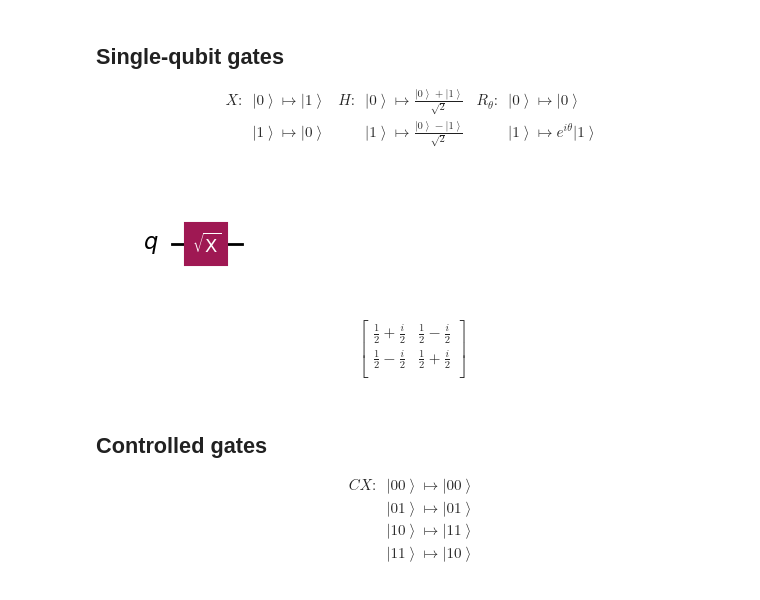
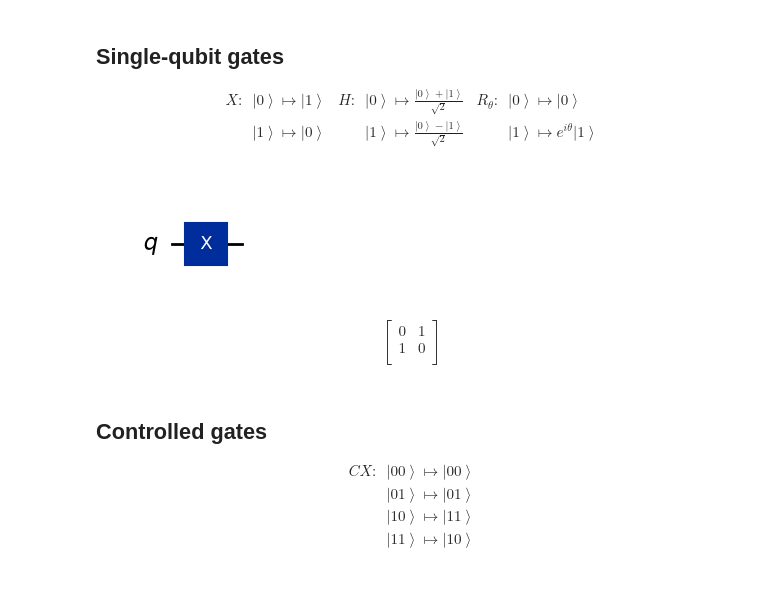
Before and after one commit to nopid/qm2, a Jupyter notebook: notebooks/qprog_en.ipynb, the cells around one changed output. Drawn from its saved outputs; the diff is of its cells as text; code cells hidden in the pictures.

```diff
--- a/notebooks/qprog_en.ipynb
+++ b/notebooks/qprog_en.ipynb
@@ -202,15 +202,15 @@ $$
 # %%
 from math import pi
 circuit = QuantumCircuit(1)
 # replace x here with h or t (=r(pi/4)) or sx (sqrt(x))
-circuit.sx(0)
+circuit.x(0)
 show(circuit)
 # %% [output]
-[figure, old version]
+[figure, new version]
 $$
 \begin{bmatrix}
-\frac{1}{2} + \frac{i}{2} & \frac{1}{2} - \frac{i}{2}  \\
- \frac{1}{2} - \frac{i}{2} & \frac{1}{2} + \frac{i}{2}  \\
+0 & 1  \\
+ 1 & 0  \\
  \end{bmatrix}
 $$
 # %% [markdown]
```
Also changed, not shown: parts of 5 cells of this notebook, 1 other file.
